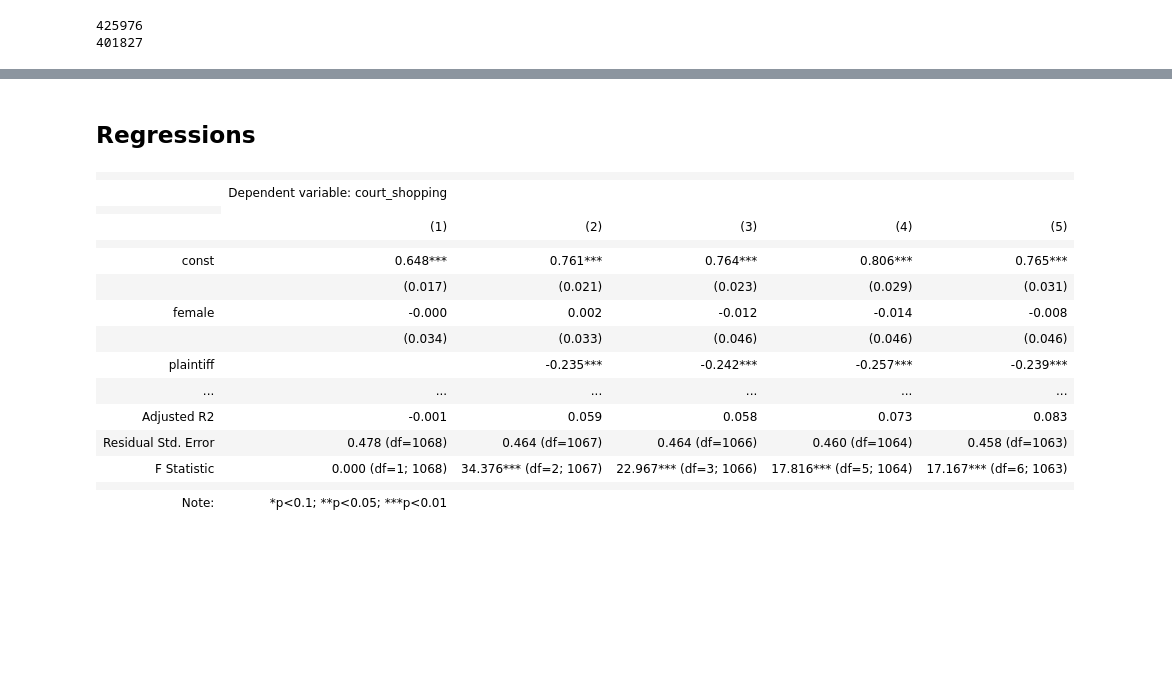
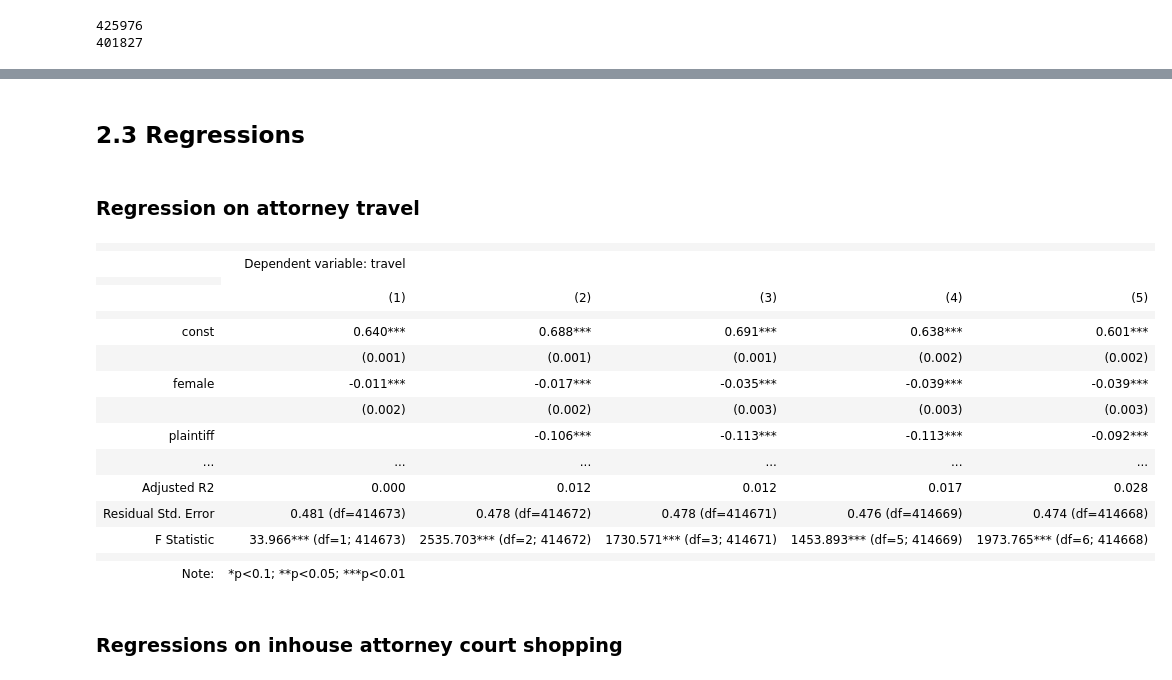
Before and after one commit to ECO225-W2025/eco225-project-code-Shrub-girlie2, a Jupyter notebook: project_2.ipynb, the cells around one changed output, grey strips where cells are left out. Saved outputs shown, nothing was run; the diff lists cells and outputs as text; code cells hidden in the pictures; blank space fills up the shorter version.

```diff
--- a/project_2.ipynb
+++ b/project_2.ipynb
@@ -279,17 +982,25 @@ df_a = gpd.sjoin(df_a, district_df, how="left", predicate="intersects")
+# %%
+# merge the dataframes
+df_full = df_a.merge(zip_district, how="left", left_on="zip", right_on="ZCTA5CE10")
 # %%
 # extract court region associated with each zip
 for region in ["Eastern", "Southern", "Western", "Northern"]:
-    df_a.loc[df_a.NAME.str.contains(region, na=False), "zip_region"] = region
+    df_full.loc[df_full.NAME.str.contains(region, na=False), "zip_region"] = region
 
 # alter formatting of str to match
-df_a["zip_region"] = df_a["zip_region"].str.strip()
-df_a["STATE_NAME"] = df_a["STATE_NAME"].str.strip()
-df_a["zip_region"] = df_a["zip_region"].fillna("None")
-df_a["court_region"] = df_a["court_region"].fillna("None")
+df_full["zip_region"] = df_full["zip_region"].str.strip()
+df_full["STATE_NAME"] = df_full["STATE_NAME"].str.strip()
+df_full["zip_region"] = df_full["zip_region"].fillna("None")
+df_full["court_region"] = df_full["court_region"].fillna("None")
 # %%
 # check if district where the attorney is located is the same as the district where they filed
-df_a["correct_region"] = np.where(df_a['zip_region'] == df_a['court_region'], 1, 0)
-df_a["correct_state"] = np.where(df_a['STATE_NAME'] == df_a['court_state'], 1, 0)
-df_a["court_shopping"] = np.where(df_a['correct_region'] + df_a['correct_state'] == 2, 0, 1)
+df_full["correct_region"] = np.where(df_full['zip_region'] == df_full['court_region'], 1, 0)
+df_full["correct_state"] = np.where(df_full['STATE_NAME'] == df_full['court_state'], 1, 0)
+df_full["travel"] = np.where(df_full['correct_region'] + df_full['correct_state'] == 2, 0, 1)
 
-df_a[["zip_region", "court_region", "STATE_NAME", "court_state", "correct_region", "correct_state", "court_shopping"]].head(20)
+df_full[["zip_region", "court_region", "STATE_NAME", "court_state", "correct_region", "correct_state", "travel"]].head(20)
+
+# create variables indicating female and male court shopping
+df_full["travel_F"] = df_full["travel"] * df_full["female"]
+df_full["travel_M"] = df_full["travel"] * df_full["male"]
+df_full["total"] = 1
@@ -334,55 +1212,58 @@ plt.axis('off')
 
 plt.show()
 # %% [markdown]
-## Regressions
+## 2.3 Regressions
+# %% [markdown]
+### Regression on attorney travel
 # %%
 # create dummy variable for year ranges
-inhouse_zip["years_99_05"] = np.where(inhouse_zip['year_filed'] <= 2005.3, 1, 0)
-inhouse_zip["years_06_10"] = np.where((inhouse_zip['year_filed'] <= 2010.3) & (inhouse_zip['year_filed'] > 2005.3), 1, 0)
-inhouse_zip["years_11_15"] = np.where(inhouse_zip['year_filed'] > 2010.3, 1, 0)
+df_full["years_99_05"] = np.where(df_full['year_filed'] <= 2005.3, 1, 0)
+df_full["years_06_10"] = np.where((df_full['year_filed'] <= 2010.3) & (df_full['year_filed'] > 2005.3), 1, 0)
+df_full["years_11_15"] = np.where(df_full['year_filed'] > 2010.3, 1, 0)
 # %%
 # regress court shopping on gender, whether person is plaintiff or defendant, year range, number of attorneys
-# CHANGE TO FULL ATTORNEY DATASET - see whether female attorneys are less likely to be part of cases filed outside their region
 
 # create subset of the dataset that drops nas
-df = inhouse_zip.dropna(subset=["gender", "court_shopping"])
+df = df_full.dropna(subset=["travel"])
 
 # insert column for constant
 df['const'] = 1
 
 # interaction between plaintiff and number of plaintiff attorneys
 # df["plainxtot_plain"] = df["plaintiff"] * df["tot_plain"]
 
 # create variable lists
 X1 = ['const', 'female']
 X2 = ['const', 'female', 'plaintiff']
 X3 = ['const', 'female', 'plaintiff', "plaintiff_F"]
 X4 = ['const', 'female', 'plaintiff', "plaintiff_F", "years_06_10", "years_11_15"]
 X5 = ['const', 'female', 'plaintiff', "plaintiff_F", "years_06_10", "years_11_15", "tot"]
 
-reg1 = sm.OLS(df["court_shopping"], df[X1], missing='drop').fit()
-reg2 = sm.OLS(df["court_shopping"], df[X2], missing='drop').fit()
-reg3 = sm.OLS(df["court_shopping"], df[X3], missing='drop').fit()
-reg4 = sm.OLS(df["court_shopping"], df[X4], missing='drop').fit()
-reg5 = sm.OLS(df["court_shopping"], df[X5], missing='drop').fit()
+reg1 = sm.OLS(df["travel"], df[X1], missing='drop').fit()
+reg2 = sm.OLS(df["travel"], df[X2], missing='drop').fit()
+reg3 = sm.OLS(df["travel"], df[X3], missing='drop').fit()
+reg4 = sm.OLS(df["travel"], df[X4], missing='drop').fit()
+reg5 = sm.OLS(df["travel"], df[X5], missing='drop').fit()
 
 stargazer = Stargazer([reg1, reg2, reg3, reg4, reg5])
 
 HTML(stargazer.render_html())
 # %% [output]
 |  |  |  |  |  |  |
-|  | Dependent variable: court_shopping |  |  |  |  |
+|  | Dependent variable: travel |  |  |  |  |
 |  |
 |  | (1) | (2) | (3) | (4) | (5) |
 |  |  |  |  |  |  |
-| const | 0.648*** | 0.761*** | 0.764*** | 0.806*** | 0.765*** |
-|  | (0.017) | (0.021) | (0.023) | (0.029) | (0.031) |
-| female | -0.000 | 0.002 | -0.012 | -0.014 | -0.008 |
-|  | (0.034) | (0.033) | (0.046) | (0.046) | (0.046) |
-| plaintiff |  | -0.235*** | -0.242*** | -0.257*** | -0.239*** |
+| const | 0.640*** | 0.688*** | 0.691*** | 0.638*** | 0.601*** |
+|  | (0.001) | (0.001) | (0.001) | (0.002) | (0.002) |
+| female | -0.011*** | -0.017*** | -0.035*** | -0.039*** | -0.039*** |
+|  | (0.002) | (0.002) | (0.003) | (0.003) | (0.003) |
+| plaintiff |  | -0.106*** | -0.113*** | -0.113*** | -0.092*** |
 | ... | ... | ... | ... | ... | ... |
-| Adjusted R2 | -0.001 | 0.059 | 0.058 | 0.073 | 0.083 |
-| Residual Std. Error | 0.478 (df=1068) | 0.464 (df=1067) | 0.464 (df=1066) | 0.460 (df=1064) | 0.458 (df=1063) |
-| F Statistic | 0.000 (df=1; 1068) | 34.376*** (df=2; 1067) | 22.967*** (df=3; 1066) | 17.816*** (df=5; 1064) | 17.167*** (df=6; 1063) |
+| Adjusted R2 | 0.000 | 0.012 | 0.012 | 0.017 | 0.028 |
+| Residual Std. Error | 0.481 (df=414673) | 0.478 (df=414672) | 0.478 (df=414671) | 0.476 (df=414669) | 0.474 (df=414668) |
+| F Statistic | 33.966*** (df=1; 414673) | 2535.703*** (df=2; 414672) | 1730.571*** (df=3; 414671) | 1453.893*** (df=5; 414669) | 1973.765*** (df=6; 414668) |
 |  |  |  |  |  |  |
 | Note: | *p<0.1; **p<0.05; ***p<0.01 |  |  |  |  |
+# %% [markdown]
+### Regressions on inhouse attorney court shopping
```
Also changed, not shown: parts of 84 cells of this notebook, 1 other file.
